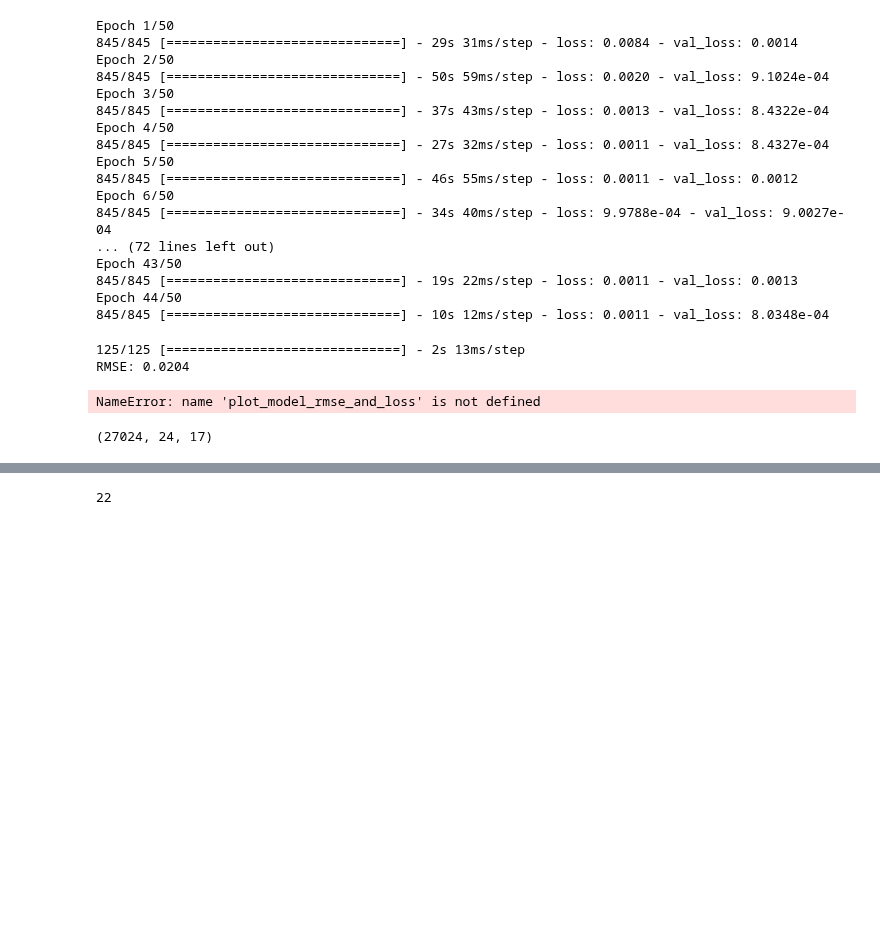
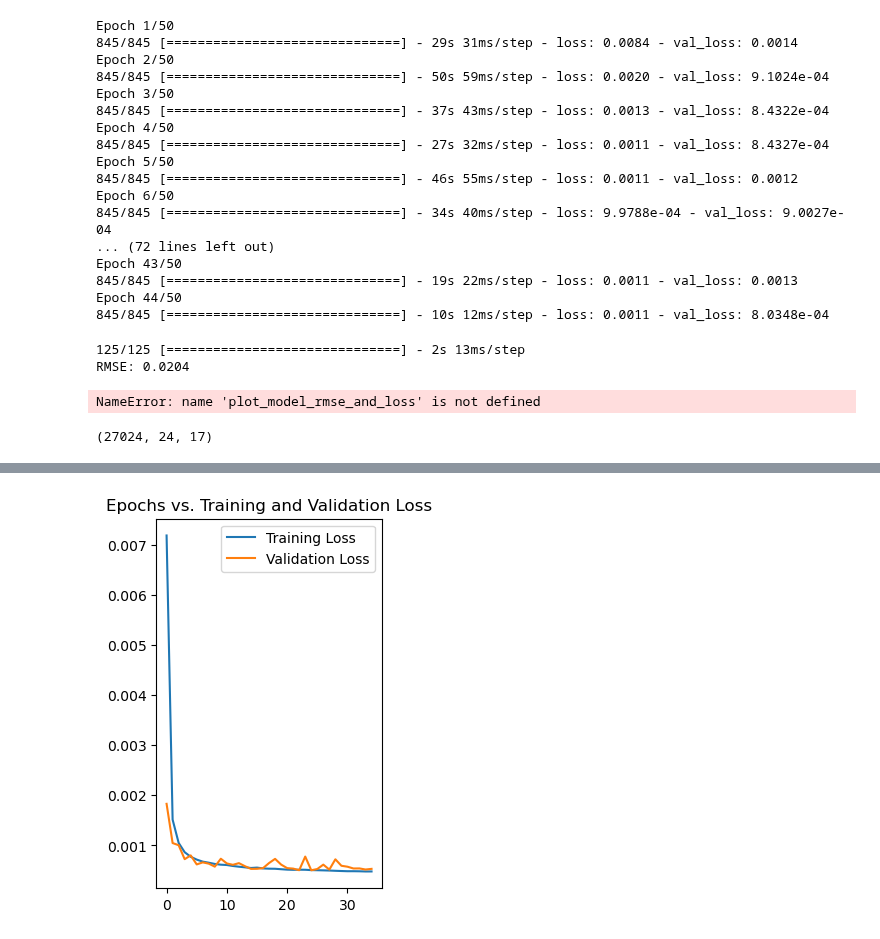
Before and after one commit to maxwebcloud/ep_forecasting, a Jupyter notebook: rnn_model.ipynb, the cells around one changed output, grey strips where cells are left out. Saved outputs shown, nothing was run; the diff lists cells and outputs as text; code cells hidden in the pictures; blank space fills up the shorter version.

```diff
--- a/rnn_model.ipynb
+++ b/rnn_model.ipynb
@@ -147,9 +147,9 @@ tuner = kt.Hyperband(
     max_epochs=10,  # Maximale Anzahl an Epochen pro Trial
     factor=3,  # Anzahl der Trials wird mit jedem Schritt um den Faktor erhöht
     hyperband_iterations=3,  # Die Anzahl der Hyperband-Iterationen
+    distribution_strategy=tf.distribute.MirroredStrategy(),
     directory='keras_tuner_rnn',  # Speicherort
-    project_name='rnn_hyperband',
-    max_parallel_trials = 5
+    project_name='rnn_hyperband'
 )
 
 # Hyperparameter-Tuning ausführen
@@ -171,5 +187,4 @@ ValueError: Unrecognized arguments ['max_parallel_trials'] for `BaseTuner.__init
-# %%
-import os
-os.cpu_count()
-# %% [output]
-22
+# %%
+plot_model_rmse_and_loss(history)
+# %% [output]
+[figure, added]
```
Also changed, not shown: parts of 2 cells of this notebook, 1 other file.
